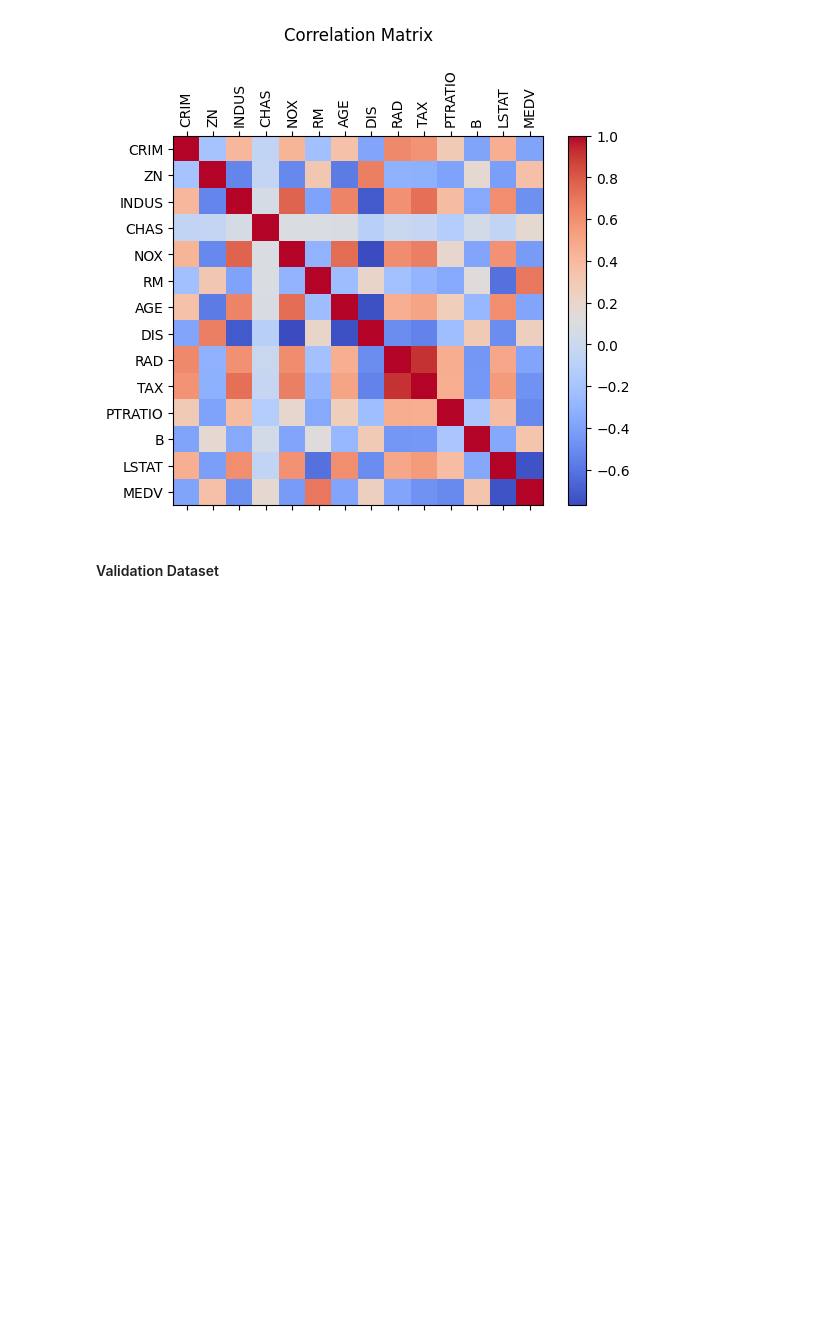
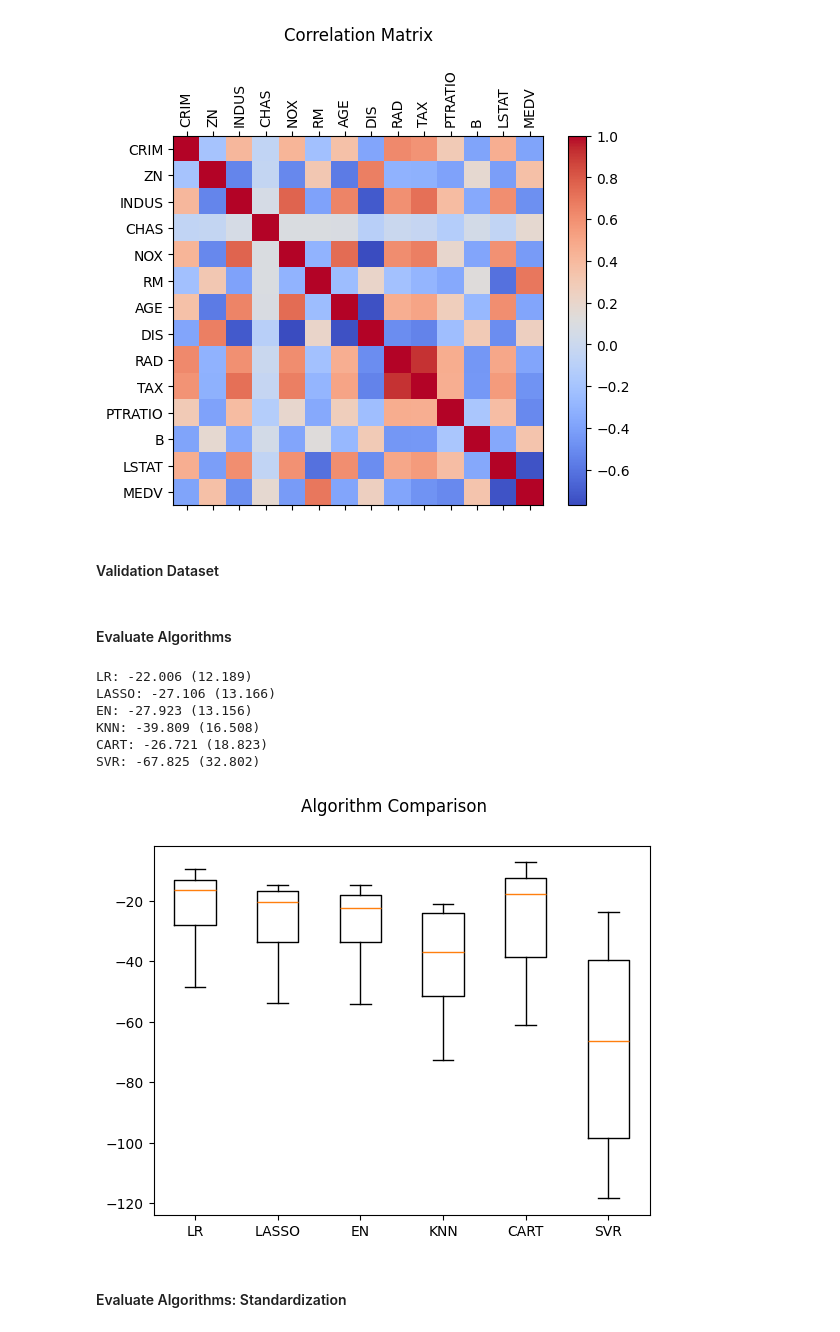
Before and after one commit to Maysha-Khanom-Moon/ml-python-notes, a Jupyter notebook: Chapter_20.ipynb, the cells around one changed output. Saved outputs shown, nothing was run; the diff lists cells and outputs as text; code cells hidden in the pictures; blank space fills up the shorter version.

Commit message:
Evaluate Algorithms

```diff
--- a/Chapter_20.ipynb
+++ b/Chapter_20.ipynb
@@ -145,3 +145,57 @@ plt.show()
 [figure]
 # %% [markdown]
 #### Validation Dataset
+# %%
+X = dataset.iloc[:, dataset.columns != 'MEDV'].values
+y = dataset.iloc[:, dataset.columns == 'MEDV'].values
+
+seed = 7
+test_size = 0.20
+X_train, X_test, y_train, y_test = train_test_split(X, y, test_size=test_size, random_state=seed)
+# %% [markdown]
+#### Evaluate Algorithms
+# %%
+# Test options and evaluation metric
+num_folds = 10
+seed = 7
+scoring = 'neg_mean_squared_error'
+# %%
+# Spot-Check Algorithms
+models = []
+models.append(('LR', LinearRegression()))
+models.append(('LASSO', Lasso()))
+models.append(('EN', ElasticNet()))
+models.append(('KNN', KNeighborsRegressor()))
+models.append(('CART', DecisionTreeRegressor()))
+models.append(('SVR', SVR()))
+# %%
+# to remove unecessary warnings
+y_train = y_train.ravel()
+
+results = []
+names = []
+for name, model in models:
+    kfold = KFold(n_splits=num_folds, random_state=seed, shuffle=True)
+    cv_results = cross_val_score(model, X_train, y_train, cv=kfold, scoring=scoring)
+    results.append(cv_results)
+    names.append(name)
+    print(f"{name}: {cv_results.mean():.3f} ({cv_results.std():.3f})")
+# %% [output]
+LR: -22.006 (12.189)
+LASSO: -27.106 (13.166)
+EN: -27.923 (13.156)
+KNN: -39.809 (16.508)
+CART: -26.721 (18.823)
+SVR: -67.825 (32.802)
+# %%
+# Compare Algorithms
+fig = plt.figure()
+fig.suptitle('Algorithm Comparison')
+ax = fig.add_subplot(111)
+plt.boxplot(results)
+ax.set_xticklabels(names)
+plt.show()
+# %% [output]
+[figure, added]
+# %% [markdown]
+#### Evaluate Algorithms: Standardization
```
